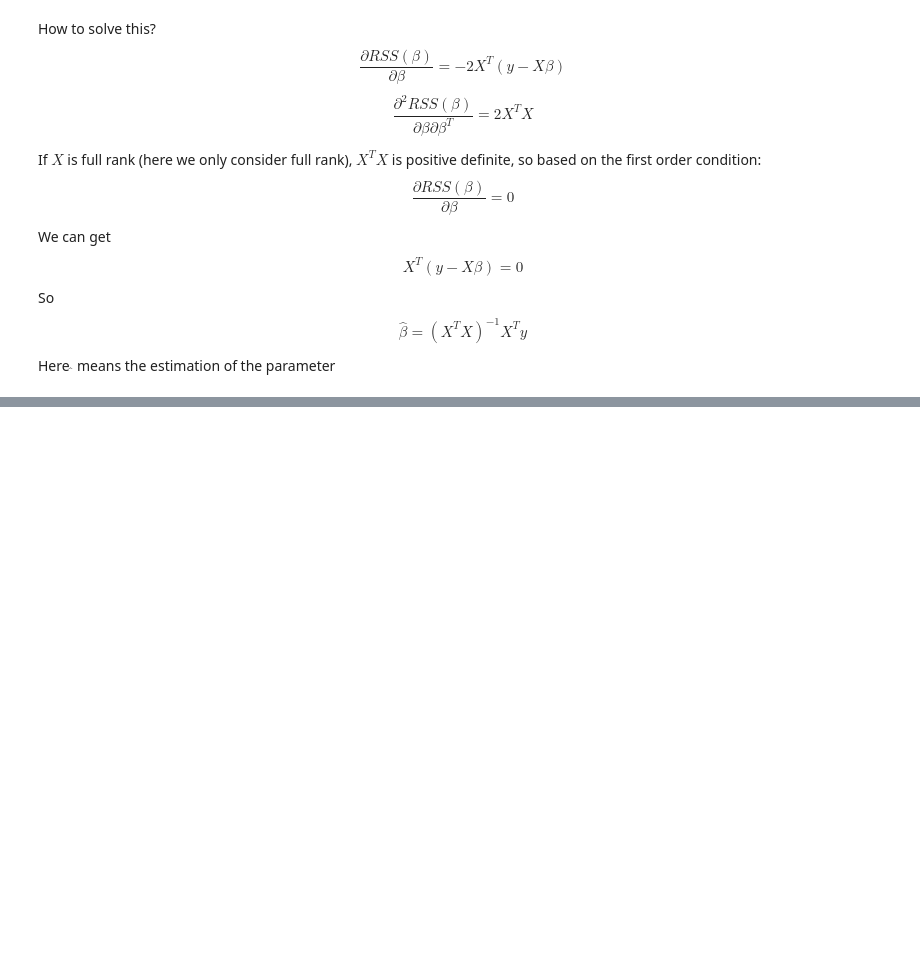
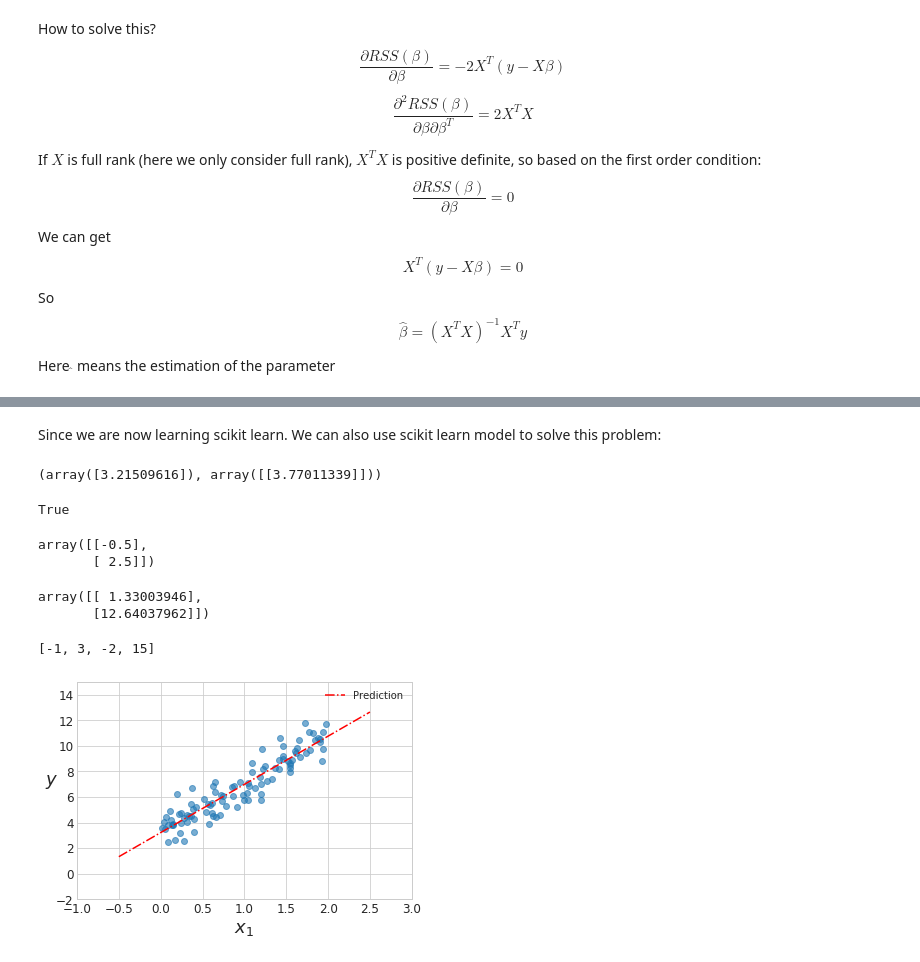
Before and after one commit to wrk1231/DataAnalysis-ML, a Jupyter notebook: Linear Model.ipynb, the cells around one changed output, grey strips where cells are left out. Saved outputs shown, nothing was run; the diff lists cells and outputs as text; code cells hidden in the pictures; blank space fills up the shorter version.

```diff
--- a/Linear Model.ipynb
+++ b/Linear Model.ipynb
@@ -107,0 +151,37 @@ theta_best = np.linalg.inv(X_b.T.dot(X_b)).dot(X_b.T).dot(y)
+# %% [markdown]
+Since we are now learning scikit learn. We can also use scikit learn model to solve this problem:
+# %%
+from sklearn.linear_model import LinearRegression
+lin_reg = LinearRegression()
+lin_reg.fit(X, y)
+lin_reg.intercept_, lin_reg.coef_
+# %% [output]
+(array([3.21509616]), array([[3.77011339]]))
+# %%
+## Compare the difference
+np.allclose(beta_estimation.reshape(-1) , np.array([lin_reg.intercept_[0], lin_reg.coef_[0][0]]))
+# %% [output]
+True
+# %%
+X_new
+# %% [output]
+array([[-0.5],
+       [ 2.5]])
+# %%
+lin_reg.predict(X_new)
+# %% [output]
+array([[ 1.33003946],
+       [12.64037962]])
+# %%
+fig = plt.figure()
+ax = plt.axes()
+
+ax.scatter(X, y, alpha=0.6)
+ax.plot(X_new, lin_reg.predict(X_new), 'r-.', label='Prediction')
+ax.set_xlabel("$x_1$", fontsize=18)
+ax.set_ylabel("$y$", rotation=0, fontsize=18)
+ax.legend()
+ax.axis([-1, 3, -2, 15])
+# %% [output]
+[-1, 3, -2, 15]
+[figure, added]
```
Also changed, not shown: parts of 13 cells of this notebook.
